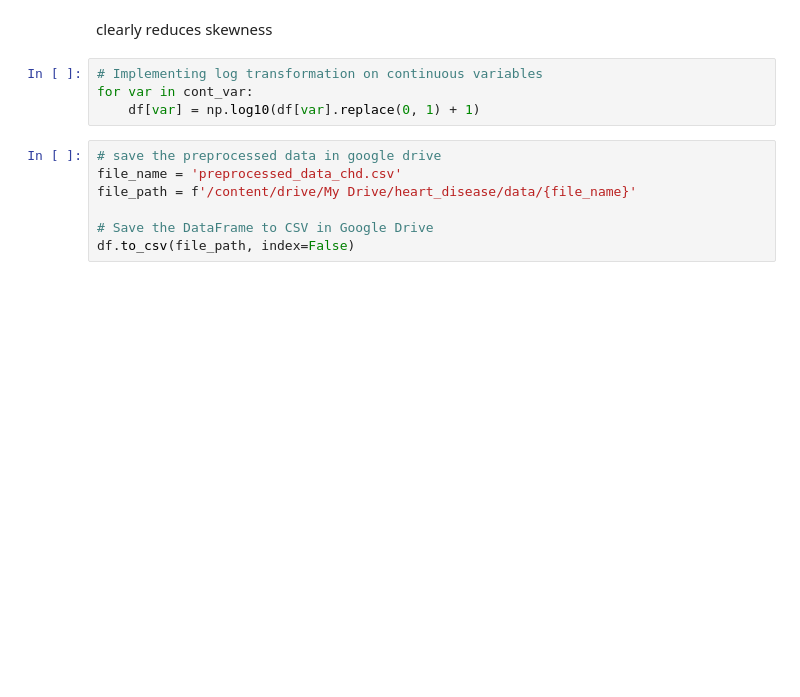
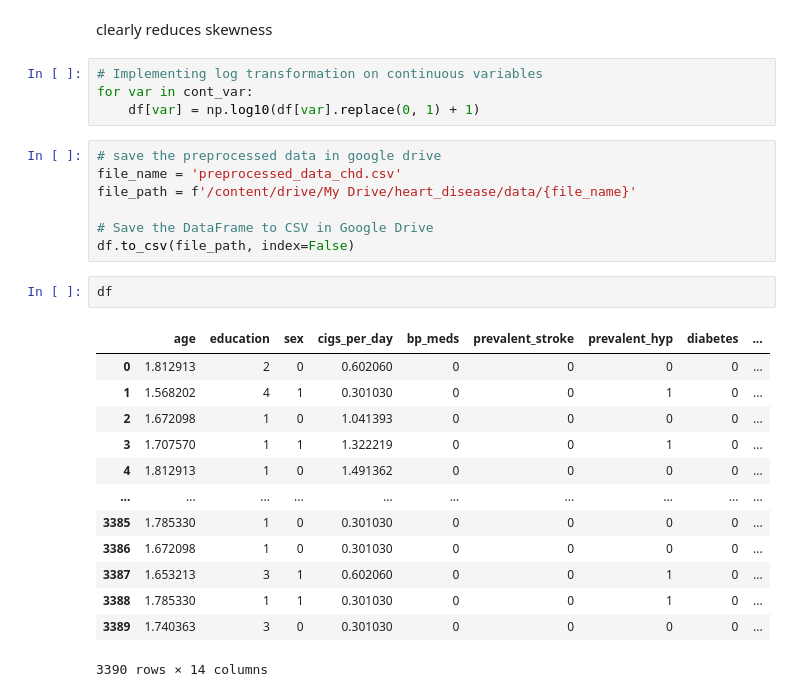
Before and after one commit to bi-horn/ML_Heart_Disease, a Jupyter notebook: Heart_disease_data_prep.ipynb, the cells around one changed output. Cells and saved outputs as stored; diff of their text form; blank space fills up the shorter version.

```diff
--- a/Heart_disease_data_prep.ipynb
+++ b/Heart_disease_data_prep.ipynb
@@ -716,3 +716,19 @@ file_path = f'/content/drive/My Drive/heart_disease/data/{file_name}'
 
 # Save the DataFrame to CSV in Google Drive
 df.to_csv(file_path, index=False)
+# %%
+df
+# %% [output]
+|  | age | education | sex | cigs_per_day | bp_meds | prevalent_stroke | prevalent_hyp | diabetes | ... |
+| 0 | 1.812913 | 2 | 0 | 0.602060 | 0 | 0 | 0 | 0 | ... |
+| 1 | 1.568202 | 4 | 1 | 0.301030 | 0 | 0 | 1 | 0 | ... |
+| 2 | 1.672098 | 1 | 0 | 1.041393 | 0 | 0 | 0 | 0 | ... |
+| 3 | 1.707570 | 1 | 1 | 1.322219 | 0 | 0 | 1 | 0 | ... |
+| 4 | 1.812913 | 1 | 0 | 1.491362 | 0 | 0 | 0 | 0 | ... |
+| ... | ... | ... | ... | ... | ... | ... | ... | ... | ... |
+| 3385 | 1.785330 | 1 | 0 | 0.301030 | 0 | 0 | 0 | 0 | ... |
+| 3386 | 1.672098 | 1 | 0 | 0.301030 | 0 | 0 | 0 | 0 | ... |
+| 3387 | 1.653213 | 3 | 1 | 0.602060 | 0 | 0 | 1 | 0 | ... |
+| 3388 | 1.785330 | 1 | 1 | 0.301030 | 0 | 0 | 1 | 0 | ... |
+| 3389 | 1.740363 | 3 | 0 | 0.301030 | 0 | 0 | 0 | 0 | ... |
+3390 rows × 14 columns
```
Also changed, not shown: parts of 6 cells of this notebook.
